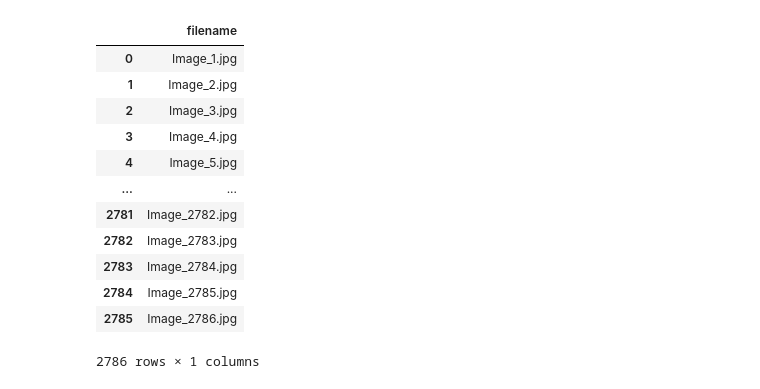
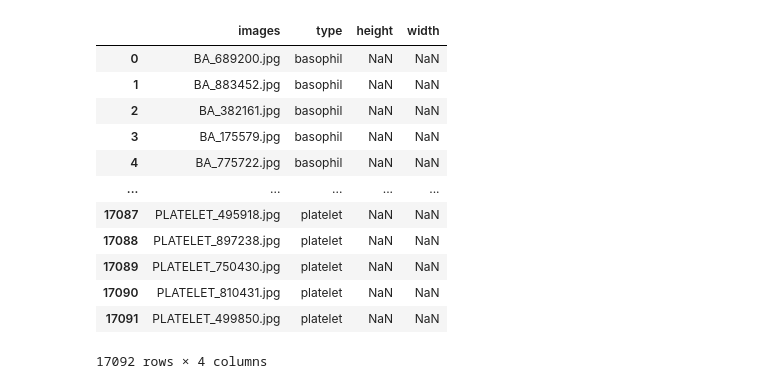
Before and after one commit to amayjain/Bloodcells, a Jupyter notebook: Test.ipynb, the cells around one changed output. Saved outputs shown, nothing was run; the diff lists cells and outputs as text; code cells hidden in the pictures.

Commit message:
testing

```diff
--- a/Test.ipynb
+++ b/Test.ipynb
@@ -29,17 +9 @@ array(['SOUTHERN DOGFACE', 'ADONIS', 'BROWN SIPROETA', 'MONARCH',
-# %%
-testing_descriptions
-# %% [output]
-|  | filename |
-| 0 | Image_1.jpg |
-| 1 | Image_2.jpg |
-| 2 | Image_3.jpg |
-| 3 | Image_4.jpg |
-| 4 | Image_5.jpg |
-| ... | ... |
-| 2781 | Image_2782.jpg |
-| 2782 | Image_2783.jpg |
-| 2783 | Image_2784.jpg |
-| 2784 | Image_2785.jpg |
-| 2785 | Image_2786.jpg |
-2786 rows × 1 columns
 # %%
@@ -48,2 +13,31 @@ test_data = np.array([np.array(Image.open('Test/' + image_jpg)) for image_jpg in
 # %%
-train_data, test_data = train_data / 255, test_data / 255
+bloodcells = os.listdir("bloodcells_dataset")
+bloodcells.remove('.DS_Store')
+bloodcells.remove('All_Images')
+# %%
+images = os.listdir('bloodcells_dataset/' + bloodcells[0])
+df = pd.DataFrame(data = {'images': images, 'type': bloodcells[0], 'height': np.nan, 'width': np.nan})
+
+for i in range(1, len(bloodcells)):
+
+    images = os.listdir('bloodcells_dataset/' + bloodcells[i])
+    images_df = pd.DataFrame(data = {'images': images, 'type': bloodcells[i], 'height': np.nan, 'width': np.nan})
+    df = pd.concat([df, images_df])
+
+df.index = range(len(df.index))
+
+df
+# %% [output]
+|  | images | type | height | width |
+| 0 | BA_689200.jpg | basophil | NaN | NaN |
+| 1 | BA_883452.jpg | basophil | NaN | NaN |
+| 2 | BA_382161.jpg | basophil | NaN | NaN |
+| 3 | BA_175579.jpg | basophil | NaN | NaN |
+| 4 | BA_775722.jpg | basophil | NaN | NaN |
+| ... | ... | ... | ... | ... |
+| 17087 | PLATELET_495918.jpg | platelet | NaN | NaN |
+| 17088 | PLATELET_897238.jpg | platelet | NaN | NaN |
+| 17089 | PLATELET_750430.jpg | platelet | NaN | NaN |
+| 17090 | PLATELET_810431.jpg | platelet | NaN | NaN |
+| 17091 | PLATELET_499850.jpg | platelet | NaN | NaN |
+17092 rows × 4 columns
```
Also changed, not shown: parts of 10 cells of this notebook.
